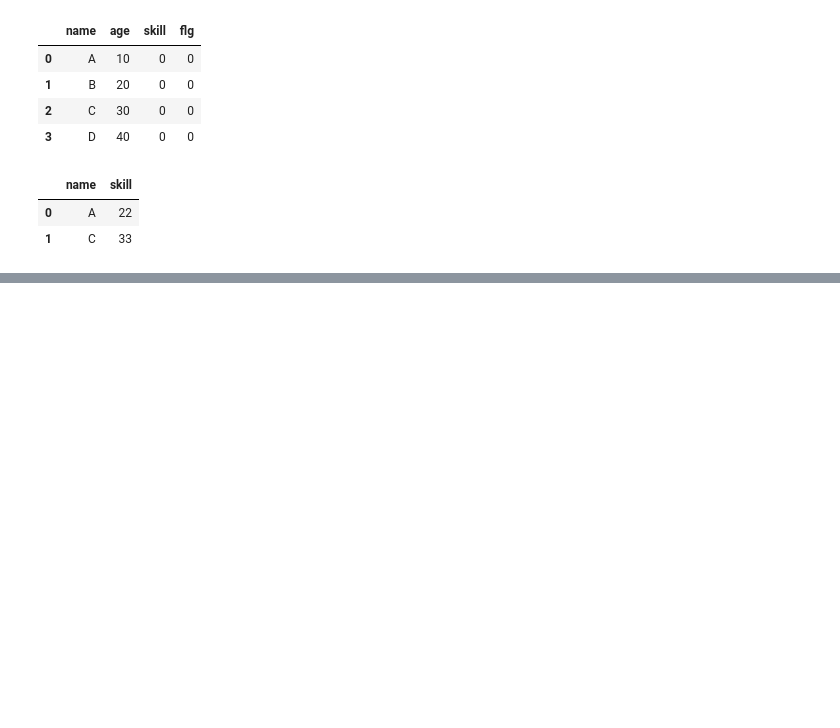
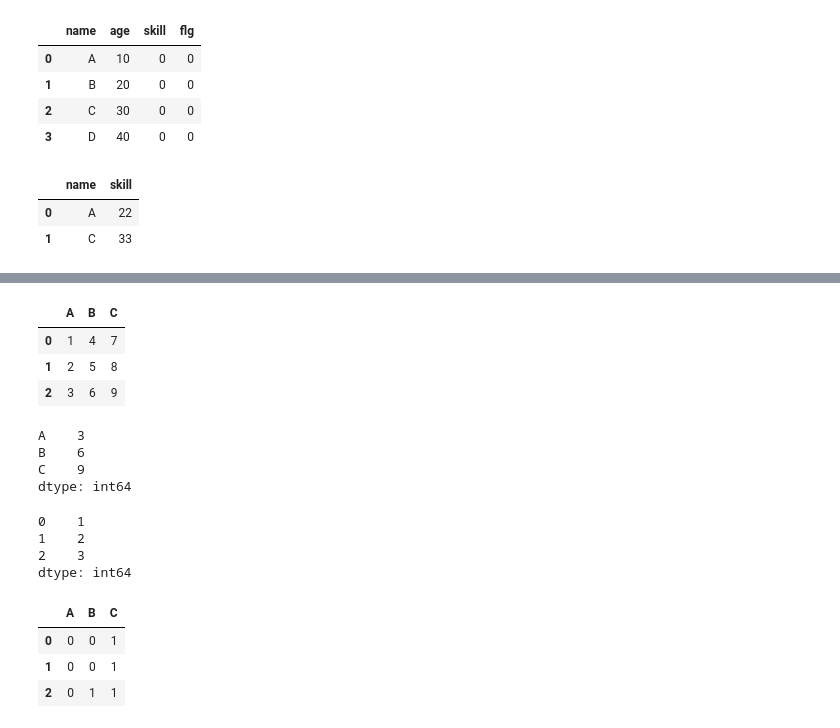
Before and after one commit to masa831/PythonTemplate, a Jupyter notebook: PythonTIps/pandas.ipynb, the cells around one changed output, grey strips where cells are left out. Saved outputs shown, nothing was run; the diff lists cells and outputs as text; code cells hidden in the pictures; blank space fills up the shorter version.

```diff
--- a/PythonTIps/pandas.ipynb
+++ b/PythonTIps/pandas.ipynb
@@ -259,0 +329,34 @@ df1
+# %%
+# サンプルデータの作成
+data = {'A': [1, 2, 3], 'B': [4, 5, 6], 'C': [7, 8, 9]}
+df = pd.DataFrame(data)
+df
+# %% [output]
+|  | A | B | C |
+| 0 | 1 | 4 | 7 |
+| 1 | 2 | 5 | 8 |
+| 2 | 3 | 6 | 9 |
+# %%
+# 各列の最大値
+df.apply(max, axis=0)
+# %% [output]
+A    3
+B    6
+C    9
+dtype: int64
+# %%
+# 各行の最小値
+df.apply(min, axis=1)
+# %% [output]
+0    1
+1    2
+2    3
+dtype: int64
+# %%
+# 指定値以上の値を1に置き換える
+df.applymap(lambda x: 1 if x > 5 else 0)
+# %% [output]
+|  | A | B | C |
+| 0 | 0 | 0 | 1 |
+| 1 | 0 | 0 | 1 |
+| 2 | 0 | 1 | 1 |
```
Also changed, not shown: parts of 16 cells of this notebook, 1 other file.
